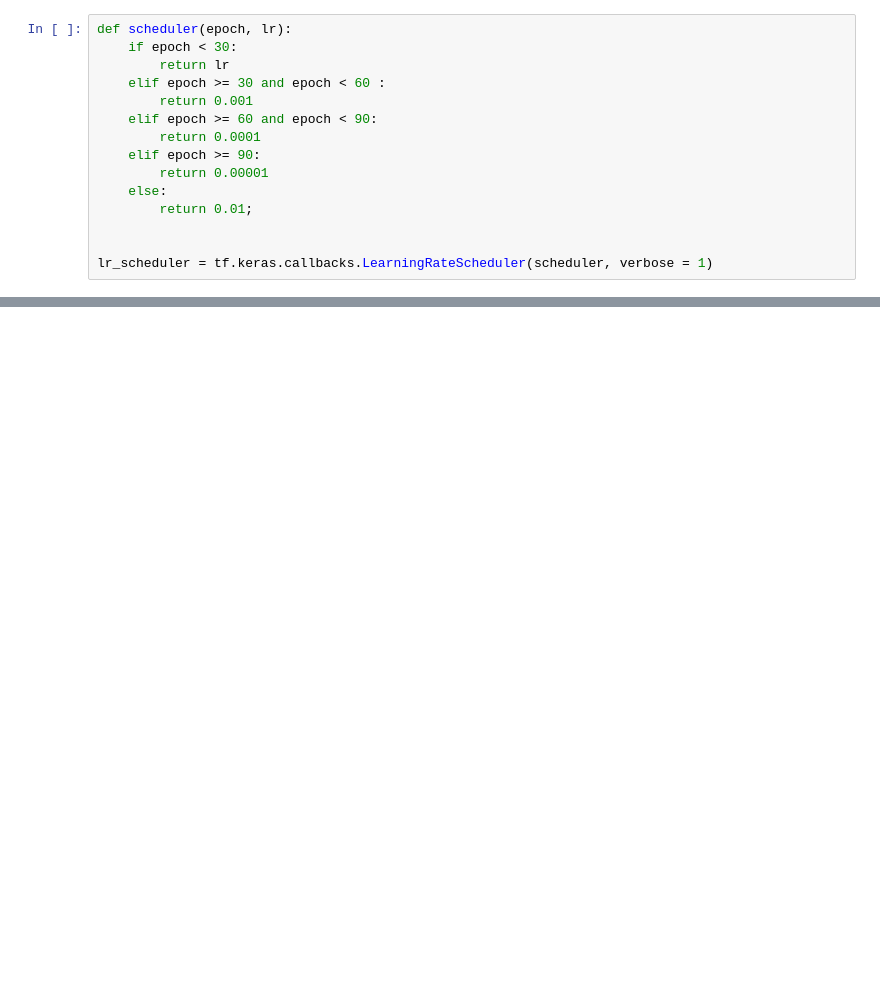
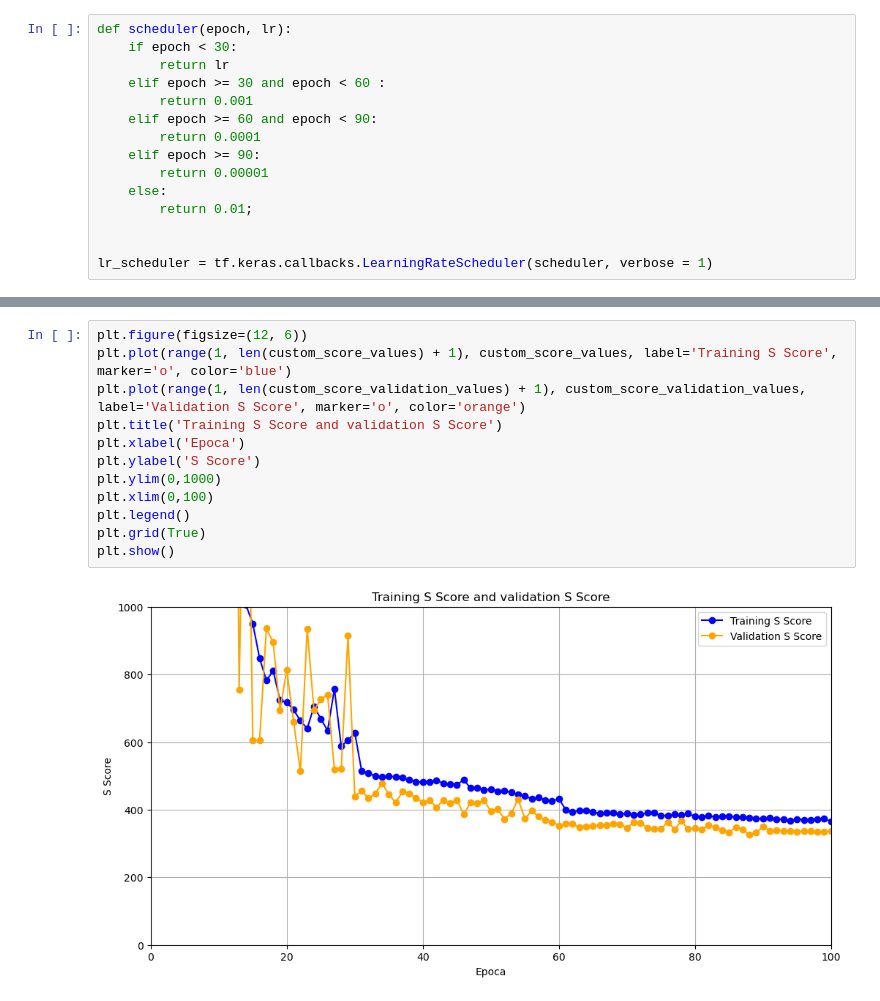
Before and after one commit to AliquodFahriam/tinyML, a Jupyter notebook: Riproduzione/Riproduzione_PW/riproduzione_pw_large.ipynb, the cells around one changed output, grey strips where cells are left out. Drawn from its saved outputs; the diff is of its cells as text; blank space fills up the shorter version.

```diff
--- a/Riproduzione/Riproduzione_PW/riproduzione_pw_large.ipynb
+++ b/Riproduzione/Riproduzione_PW/riproduzione_pw_large.ipynb
@@ -306,0 +345,14 @@ WARNING:absl:Found untraced functions such as lstm_cell_layer_call_fn, lstm_cell
+# %%
+plt.figure(figsize=(12, 6))
+plt.plot(range(1, len(custom_score_values) + 1), custom_score_values, label='Training S Score', marker='o', color='blue')
+plt.plot(range(1, len(custom_score_validation_values) + 1), custom_score_validation_values, label='Validation S Score', marker='o', color='orange')
+plt.title('Training S Score and validation S Score')
+plt.xlabel('Epoca')
+plt.ylabel('S Score')
+plt.ylim(0,1000)
+plt.xlim(0,100)
+plt.legend()
+plt.grid(True)
+plt.show()
+# %% [output]
+[figure, added]
```
Also changed, not shown: parts of 6 cells of this notebook, 25 other files.
